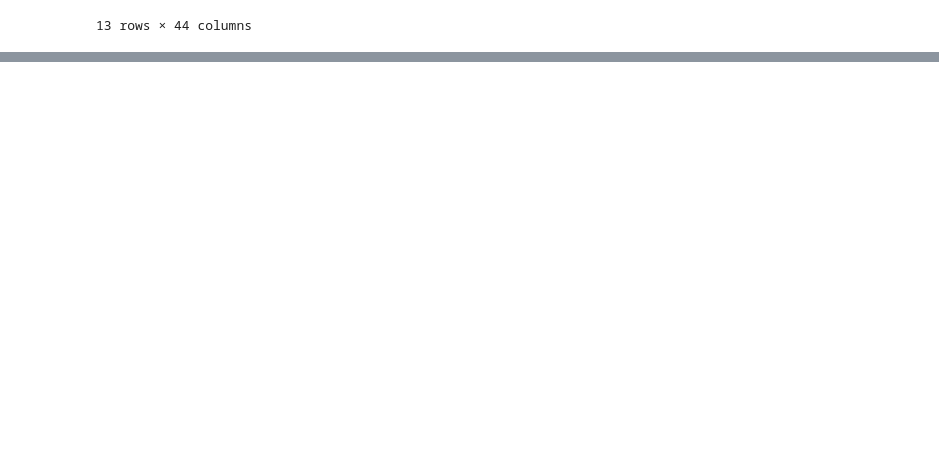
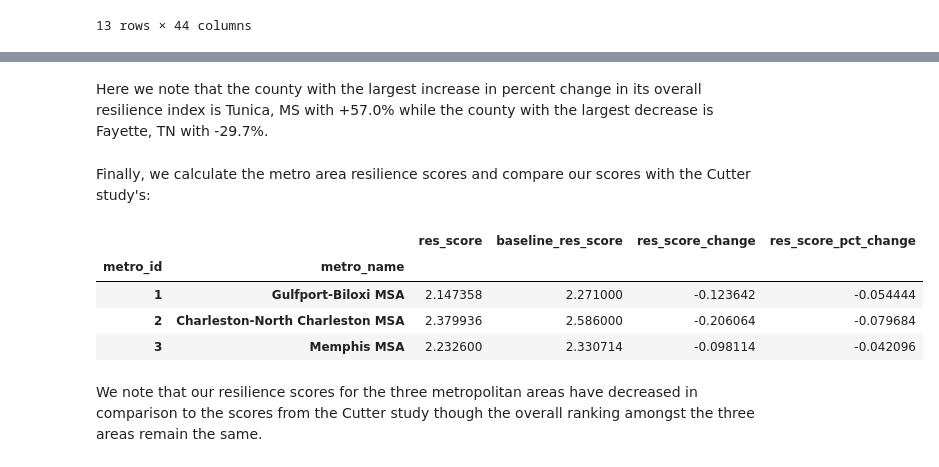
Before and after one commit to pymonger/disaster-resilience-analysis, a Jupyter notebook: 02-Community_Case_Studies.ipynb, the cells around one changed output, grey strips where cells are left out. Drawn from its saved outputs; the diff is of its cells as text; code cells hidden in the pictures; blank space fills up the shorter version.

Commit message:
update community case studies

```diff
--- a/02-Community_Case_Studies.ipynb
+++ b/02-Community_Case_Studies.ipynb
@@ -673,0 +675,21 @@ sql/results/57-community_capital-innovation.csv
+# %%
+cmp_df = None
+for cmp in subcomponents:
+    # create dataframe for comparison; prefix baseline subindex score with 'baseline'
+    if cmp_df is None:
+        cmp_df = baseline_df[['county', 'metro_id',
+                              'metro_name', cmp]].rename(index=str,
+                                                         columns={cmp: "baseline_{}".format(cmp)})
+        idx = case_study_fips.index.intersection(cmp_df.index)
+    else:
+        idx = case_study_fips.index.intersection(cmp_df.index)
+        cmp_df['baseline_{}'.format(cmp)] = baseline_df.loc[idx][cmp]
+
+    # add the subindex score from our dataset
+    cmp_df[cmp] = case_study_fips.loc[idx][cmp]
+
+    # add a column showing differences and pct change
+    cmp_df['change_{}'.format(cmp)] = cmp_df[cmp] - cmp_df['baseline_{}'.format(cmp)]
+    cmp_df['pct_change_{}'.format(cmp)] = cmp_df['change_{}'.format(cmp)]/cmp_df['baseline_{}'.format(cmp)]
+
+display(cmp_df)
@@ -673,0 +715,10 @@ sql/results/57-community_capital-innovation.csv
+# %%
+# aggregate subindex resilience scores
+baseline_subcomponents = [ "baseline_{}".format(cmp) for cmp in subcomponents ]
+cmp_df['baseline_res_score'] = cmp_df[baseline_subcomponents].sum(axis=1)
+cmp_df['res_score'] = cmp_df[subcomponents].sum(axis=1)
+
+# add a column showing differences and pct change
+cmp_df['change'] = cmp_df['res_score'] - cmp_df['baseline_res_score']
+cmp_df['pct_change'] = cmp_df['change']/cmp_df['baseline_res_score']
+display(cmp_df[['county', 'metro_id', 'metro_name', 'baseline_res_score', 'res_score', 'change', 'pct_change']])
@@ -673,0 +741,22 @@ sql/results/57-community_capital-innovation.csv
+# %% [markdown]
+Here we note that the county with the largest increase in percent change in its overall resilience index is Tunica, MS with +57.0% while the county with the largest decrease is Fayette, TN with -29.7%.
+# %% [markdown]
+Finally, we calculate the metro area resilience scores and compare our scores with the Cutter study's:
+# %%
+# summarize resiliency by metro areas by calculating mean
+metro_summary_df = pd.DataFrame(cmp_df.groupby(['metro_id', 'metro_name'])['res_score'].mean(),
+                                columns=['res_score'])
+metro_summary_df['baseline_res_score'] = cmp_df.groupby(['metro_id', 'metro_name'])['baseline_res_score'].mean()
+
+# add a column showing differences and pct change
+metro_summary_df['res_score_change'] = metro_summary_df['res_score'] - metro_summary_df['baseline_res_score']
+metro_summary_df['res_score_pct_change'] = metro_summary_df['res_score_change']/metro_summary_df['baseline_res_score']
+display(metro_summary_df)
+# %% [output]
+|  |  | res_score | baseline_res_score | res_score_change | res_score_pct_change |
+| metro_id | metro_name |  |  |  |  |
+| 1 | Gulfport-Biloxi MSA | 2.147358 | 2.271000 | -0.123642 | -0.054444 |
+| 2 | Charleston-North Charleston MSA | 2.379936 | 2.586000 | -0.206064 | -0.079684 |
+| 3 | Memphis MSA | 2.232600 | 2.330714 | -0.098114 | -0.042096 |
+# %% [markdown]
+We note that our resilience scores for the three metropolitan areas have decreased in comparison to the scores from the Cutter study though the overall ranking amongst the three areas remain the same.
```
Also changed, not shown: parts of 5 cells of this notebook.
